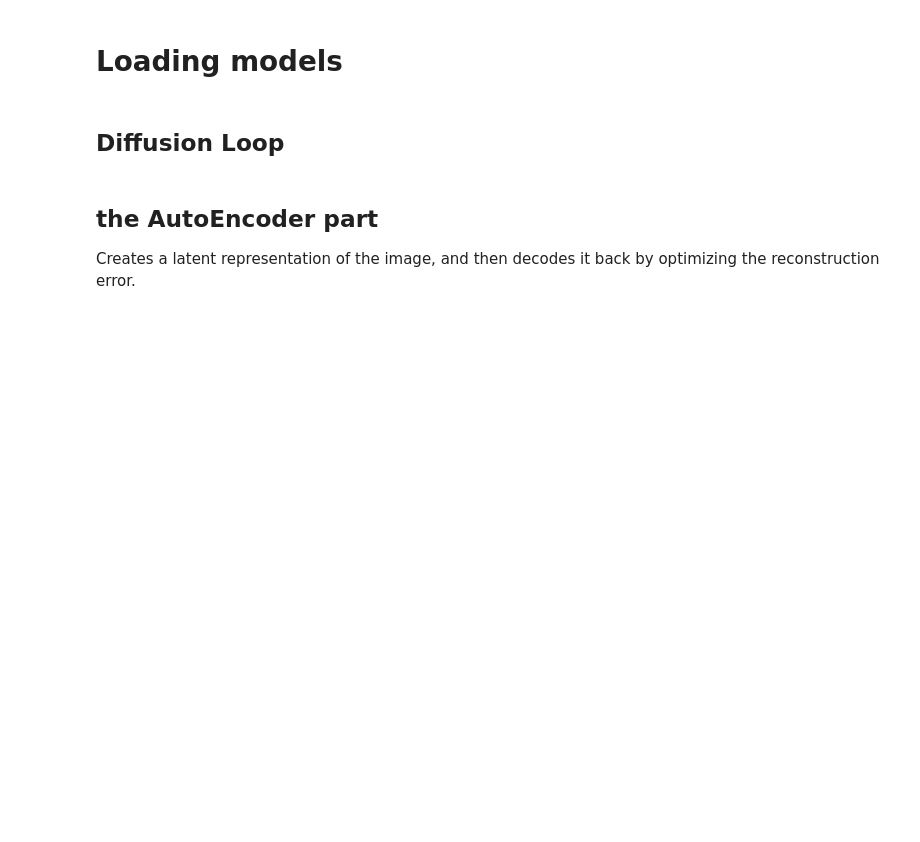
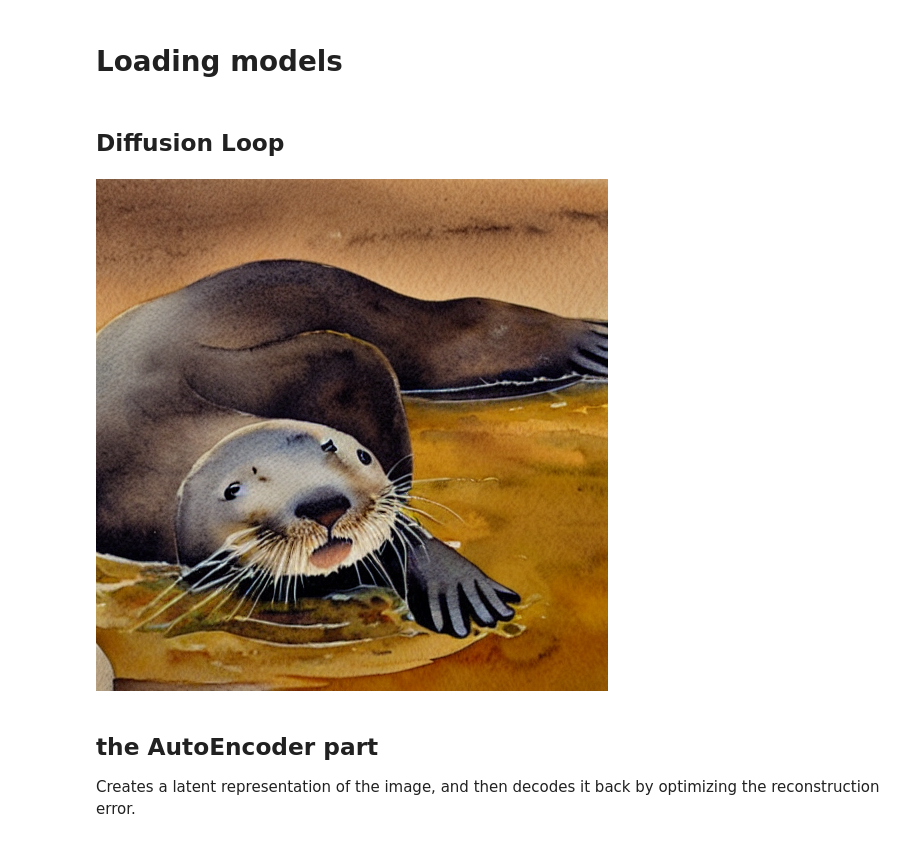
Before and after one commit to jdgallegoq/stable-diffusion, a Jupyter notebook: notebooks/stable_diffusion.ipynb, the cells around one changed output. Cells and saved outputs as stored; diff of their text form; code cells hidden in the pictures; blank space fills up the shorter version.

```diff
--- a/notebooks/stable_diffusion.ipynb
+++ b/notebooks/stable_diffusion.ipynb
@@ -32,5 +38,5 @@ if not (Path.home()/'.cache/hugginggface'/'token').exists(): notebook_login()
 logging.set_verbosity_error()
 
 # set device
-torch_device = "cuda" if torch.device.cuda.is_available() else "mps" if torch.backends.mps.is_available() else "cpu"
+torch_device = "cuda" if torch.cuda.is_available() else "mps" if torch.backends.mps.is_available() else "cpu"
 if "mps" == torch_device: os.environ["PYTORCH_ENABLE_MPS_FALLBACK"] = "1"
@@ -75,14 +83,14 @@ batch_size = 1
 # prepare text
 text_input = tokenizer(
     prompt,
-    padding="max-length",
+    padding="max_length",
     max_length=tokenizer.model_max_length,
     truncation=True,
     return_tensors="pt"
 )
 
 with torch.no_grad():
-    text_embeddings = text_encoder(text_input.input_ids.to(torch_device))
+    text_embeddings = text_encoder(text_input.input_ids.to(torch_device))[0]
 
 max_length = text_input.input_ids.shape[-1]
 uncond_input = tokenizer(
@@ -93,8 +101,7 @@ uncond_input = tokenizer(
 )
 
 with torch.no_grad():
-    uncond_embeddings = text_encoder(uncond_input.input_ids.to(torch_device))
-
+    uncond_embeddings = text_encoder(uncond_input.input_ids.to(torch_device))[0]
 text_embeddings = torch.cat([uncond_embeddings, text_embeddings])
 
 # prep scheduler
@@ -118,33 +125,35 @@ with autocast("cuda"):
         # latent_model_input = latent_model_input / ((sigma**2 + 1) ** 0.5) # Diffusers 0.3 and below
         latent_model_input = scheduler.scale_model_input(latent_model_input, t)
 
         # predict noise residual
         with torch.no_grad():
             noise_pred = unet(
                 latent_model_input,
                 t,
                 encoder_hidden_states=text_embeddings
             ).sample
 
         # perform guidance
         noise_pred_uncond, noise_pred_text = noise_pred.chunk(2)
         noise_pred = noise_pred_uncond + guidance_scale * (noise_pred_text - noise_pred_uncond)
 
         # compute the previous noise sample x_t -> x_t-1
         # latents = scheduler.step(noise_pred, i, latents)["prev_sample"] # diffusers 0.3 and below
         latents = scheduler.step(noise_pred, t, latents).prev_sample
 
 # scale and decode the image latents with vae
 latents = 1 / 0.18215 * latents
 with torch.no_grad():
     image = vae.decode(latents).sample
 
 # display image
 image = (image / 2 + 0.5).clamp(0, 1)
 image = image.detach().cpu().permute(0, 2, 3, 1).numpy()
 images = (image * 255).round().astype("uint8")
 pil_images = [Image.fromarray(image) for image in images]
 pil_images[0]
+# %% [output]
+[figure, added]
 # %% [markdown]
 ## the AutoEncoder part
 Creates a latent representation of the image, and then decodes it back by optimizing the reconstruction error.
```
Also changed, not shown: parts of 30 cells of this notebook.
